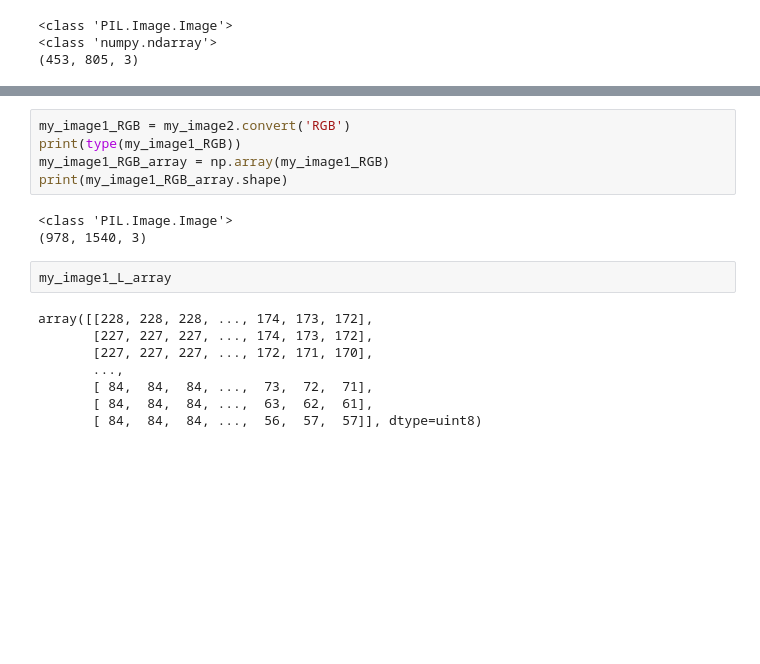
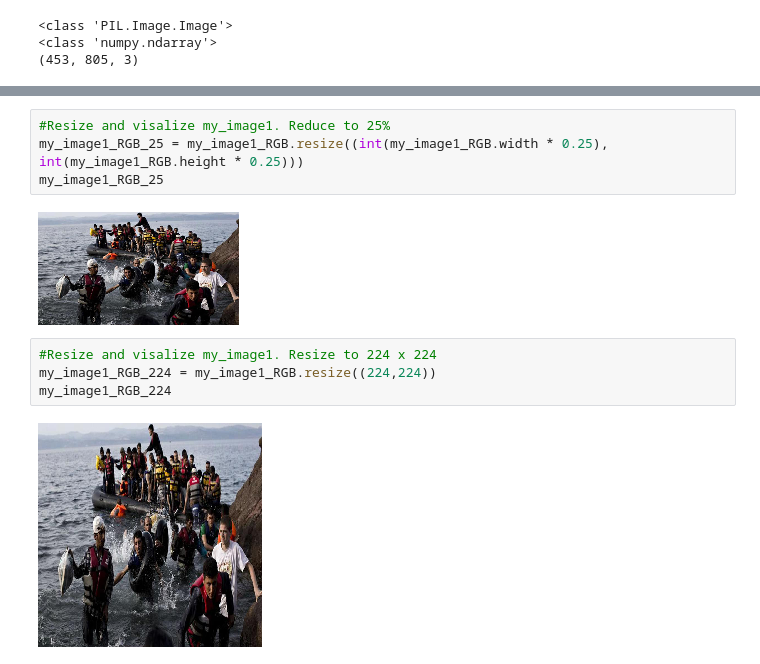
Before and after one commit to ccs-amsterdam/ccsbook, a Jupyter notebook: chapter15/images_py.ipynb, the cells around one changed output, grey strips where cells are left out. Drawn from its saved outputs; the diff is of its cells as text; blank space fills up the shorter version.

```diff
--- a/chapter15/images_py.ipynb
+++ b/chapter15/images_py.ipynb
@@ -44,18 +36,12 @@ print(my_image1_L_array.shape)
-# %%
-my_image1_RGB = my_image2.convert('RGB')
-print(type(my_image1_RGB))
-my_image1_RGB_array = np.array(my_image1_RGB)
-print(my_image1_RGB_array.shape)
-# %% [output]
-<class 'PIL.Image.Image'>
-(978, 1540, 3)
-# %%
-my_image1_L_array
-# %% [output]
-array([[228, 228, 228, ..., 174, 173, 172],
-       [227, 227, 227, ..., 174, 173, 172],
-       [227, 227, 227, ..., 172, 171, 170],
-       ...,
-       [ 84,  84,  84, ...,  73,  72,  71],
-       [ 84,  84,  84, ...,  63,  62,  61],
-       [ 84,  84,  84, ...,  56,  57,  57]], dtype=uint8)
+# %%
+#Resize and visalize my_image1. Reduce to 25%
+my_image1_RGB_25 = my_image1_RGB.resize((int(my_image1_RGB.width * 0.25), int(my_image1_RGB.height * 0.25)))
+my_image1_RGB_25
+# %% [output]
+[figure, added]
+# %%
+#Resize and visalize my_image1. Resize to 224 x 224
+my_image1_RGB_224 = my_image1_RGB.resize((224,224))
+my_image1_RGB_224
+# %% [output]
+[figure, added]
```
Also changed, not shown: parts of 4 cells of this notebook, 2 other files.
